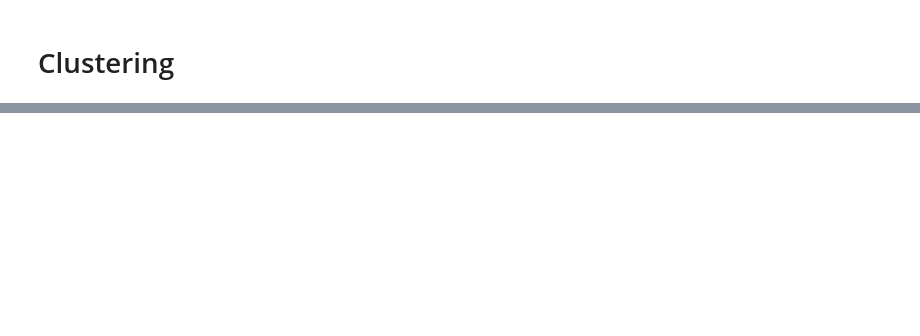
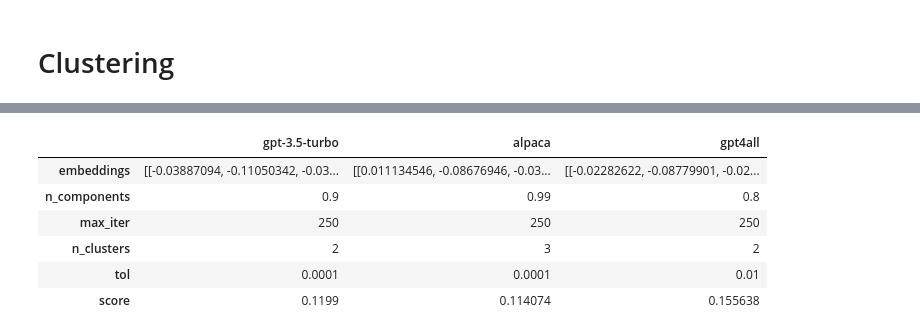
Before and after one commit to LoriTosoChef/msc-thesis-llm-clustering, a Jupyter notebook: thesis_research.ipynb, the cells around one changed output, grey strips where cells are left out. Cells and saved outputs as stored; diff of their text form; code cells hidden in the pictures; blank space fills up the shorter version.

```diff
--- a/thesis_research.ipynb
+++ b/thesis_research.ipynb
@@ -235,9 +222,12 @@ df.head()
+# %%
+SAVE_FULL_DATA = False
 # %%
-# save full dataframe with embeddings and embeddings also separately
-save_to_parquet(data_dir='.', df=df, name='full_data')
+if SAVE_FULL_DATA:
+    # save full dataframe with embeddings and embeddings also separately
+    save_to_parquet(data_dir='.', df=df, name='full_data')
 
-import pickle
+    import pickle
 
-with open(f'embeddings/1000T_embeddings_2023617.pkl', 'wb') as f:
-    pickle.dump(distil_dict, f)
+    with open(f'embeddings/2000T_embeddings_202375.pkl', 'wb') as f:
+        pickle.dump(embeddings_dict, f)
 # %% [output]
@@ -245,2 +235,11 @@ with open(f'embeddings/1000T_embeddings_2023617.pkl', 'wb') as f:
 # %% [markdown]
 # Clustering
+# %%
+from models.clustering import ClusteringModel
+from helpers.clustering_helpers import clustering_scores, dbscan_loop, kmeans_loop
+
+import pickle
+with open(f'embeddings/2000T_embeddings_202375.pkl', 'rb') as f:
+        embeddings_dict = pickle.load(f)
+
+df = pd.read_parquet('full_data_202375.parquet')
@@ -246,0 +248,16 @@ with open(f'embeddings/1000T_embeddings_2023617.pkl', 'wb') as f:
+# %%
+kmeans_overall_results = {}
+for llm, embeddings in embeddings_dict.items():
+    logger.info(f'{llm.upper()}')
+    score, components, iters, n_cluster, tols = kmeans_loop(data=embeddings,
+                                                            n_components_space=[None, 0.80, 0.90, 0.95, 0.99],
+                                                            n_clusters_space = [2, 3, 4],
+                                                            max_iter_space = [250],
+                                                            tol_space = [1e-4, 1e-2])
+
+    kmeans_overall_results[llm] = {'embeddings': embeddings,
+                                   'n_components': components,
+                                   'max_iter': iters,
+                                   'n_clusters': n_cluster,
+                                   'tol': tols,
+                                   'score': score}
@@ -246,0 +268,10 @@ with open(f'embeddings/1000T_embeddings_2023617.pkl', 'wb') as f:
+# %%
+kmeans_best_results = pd.DataFrame(kmeans_overall_results)
+# %% [output]
+|  | gpt-3.5-turbo | alpaca | gpt4all |
+| embeddings | [[-0.03887094, -0.11050342, -0.03... | [[0.011134546, -0.08676946, -0.03... | [[-0.02282622, -0.08779901, -0.02... |
+| n_components | 0.9 | 0.99 | 0.8 |
+| max_iter | 250 | 250 | 250 |
+| n_clusters | 2 | 3 | 2 |
+| tol | 0.0001 | 0.0001 | 0.01 |
+| score | 0.1199 | 0.114074 | 0.155638 |
```
Also changed, not shown: parts of 28 cells of this notebook.
